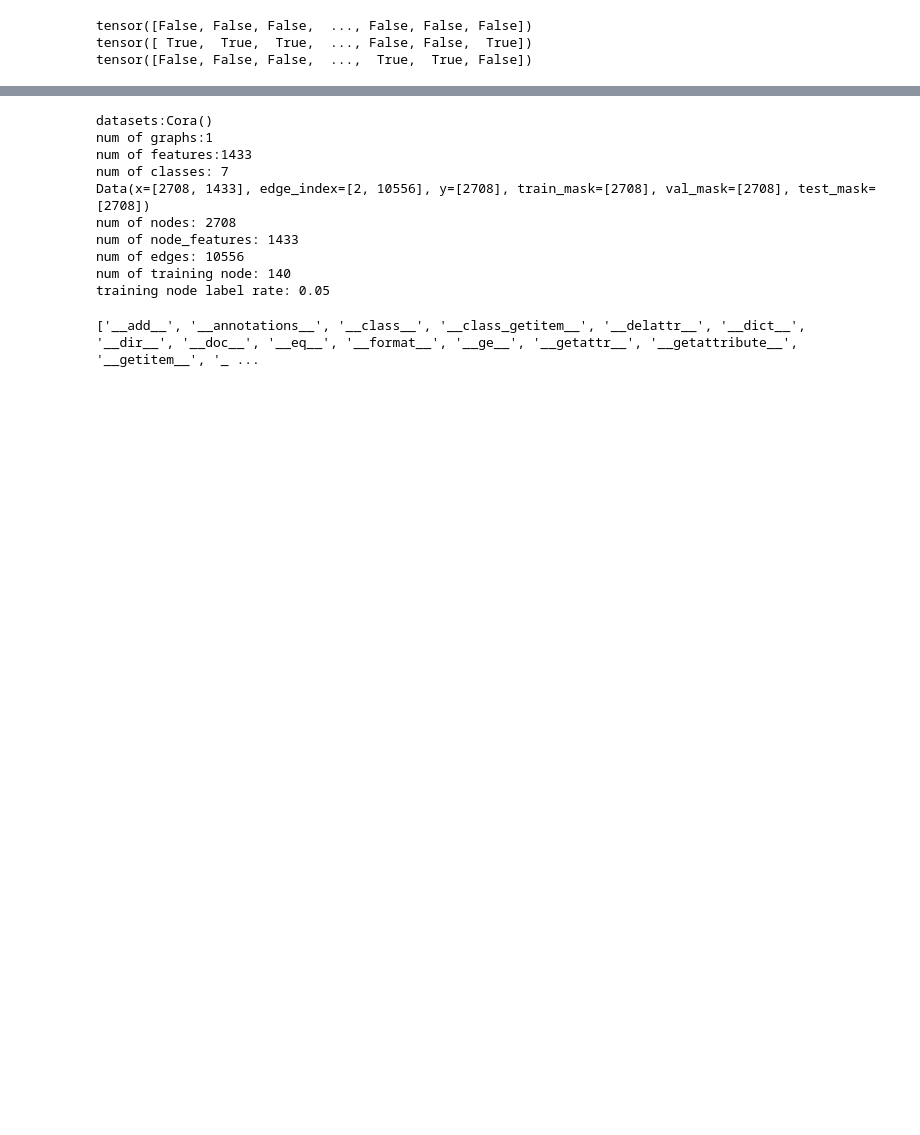
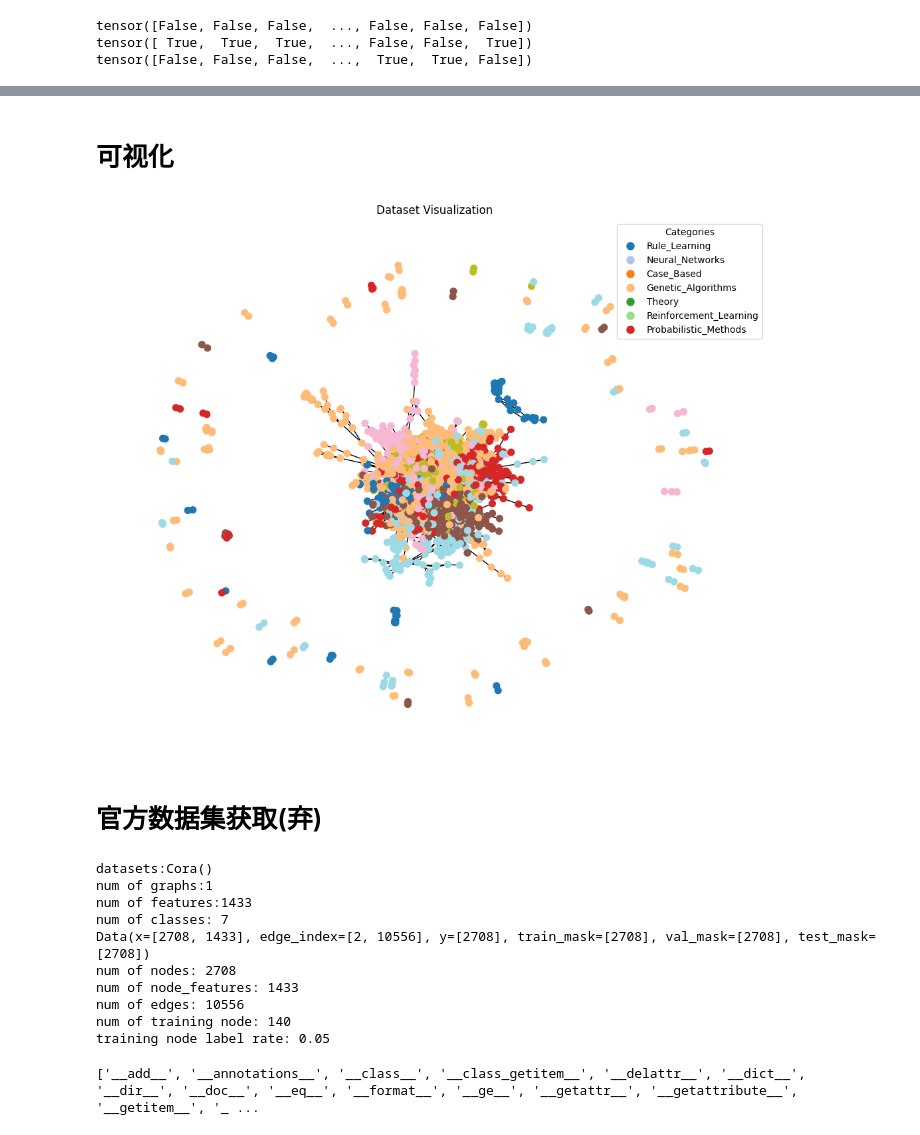
Before and after one commit to coder-zmz/DM-Final, a Jupyter notebook: colab.ipynb, the cells around one changed output, grey strips where cells are left out. Saved outputs shown, nothing was run; the diff lists cells and outputs as text; code cells hidden in the pictures; blank space fills up the shorter version.

```diff
--- a/colab.ipynb
+++ b/colab.ipynb
@@ -391,3 +551,66 @@ tensor([False, False, False,  ...,  True,  True, False])
+# %% [markdown]
+# 可视化
+# %%
+import networkx as nx
+import matplotlib.pyplot as plt
+import numpy as np
+
+def visualize_data(data, label_name_dict):
+    """
+    可视化图数据。
+
+    Args:
+        data: torch_geometric.data.Data 对象，包含节点特征、边索引和节点标签。
+        label_name_dict: 标签对应名称的字典。
+    """
+    # 创建 NetworkX 图对象
+    graph = nx.Graph()
+    graph.add_edges_from(data.edge_index.t().numpy())
+
+    # 将标签添加到图的节点属性中
+    for i, label in enumerate(data.y.numpy()):
+        graph.nodes[i]["label"] = label
+
+    # 可视化
+    plt.figure(figsize=(10, 8))
+    pos = nx.spring_layout(graph, seed=42)  # 使用 spring_layout 进行布局
+    # 为每个节点设置颜色，根据其标签
+    node_colors = [graph.nodes[node]["label"] for node in graph.nodes()]
+    nx.draw(
+        graph,
+        pos,
+        node_color=node_colors,
+        node_size=50,
+        cmap=plt.cm.tab20,
+        with_labels=False,
+    )
+
+    # 添加图例
+    handles = []
+    for label in np.unique(node_colors):
+        if label in label_name_dict:
+            handles.append(
+                plt.Line2D(
+                    [0],
+                    [0],
+                    marker="o",
+                    color="w",
+                    label=label_name_dict[label],
+                    markerfacecolor=plt.cm.tab20(label),
+                    markersize=10,
+                )
+            )
+
+    plt.legend(handles=handles, title="Categories")
+    plt.title("Dataset Visualization")
+    plt.show()
+
+# 调用可视化函数
+visualize_data(data, cora_data[1])
+# %% [output]
+[figure, added]
+# %% [markdown]
+# 官方数据集获取(弃)
 # %%
 # 数据集相关信息
 '''
```
Also changed, not shown: parts of 16 cells of this notebook.
